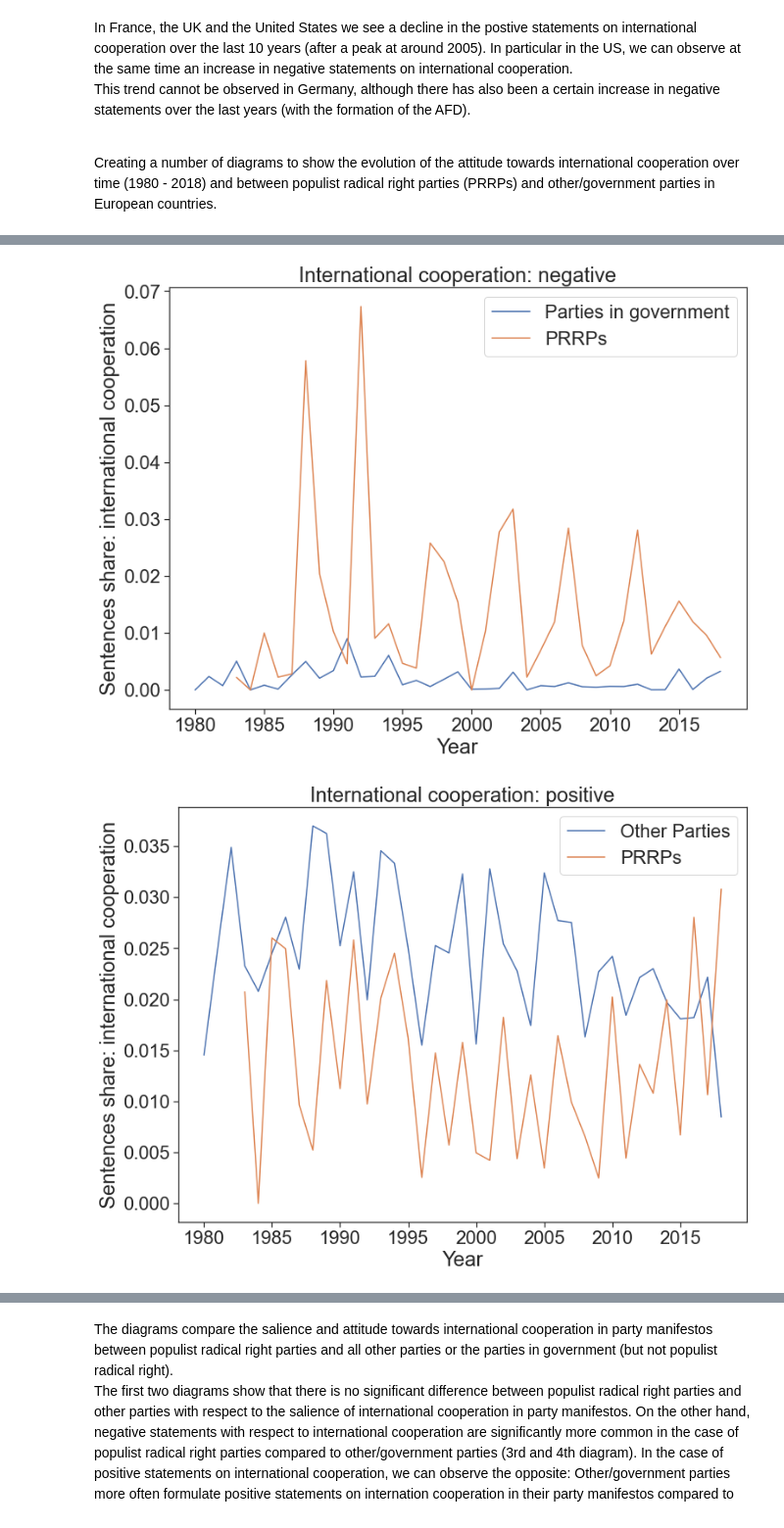
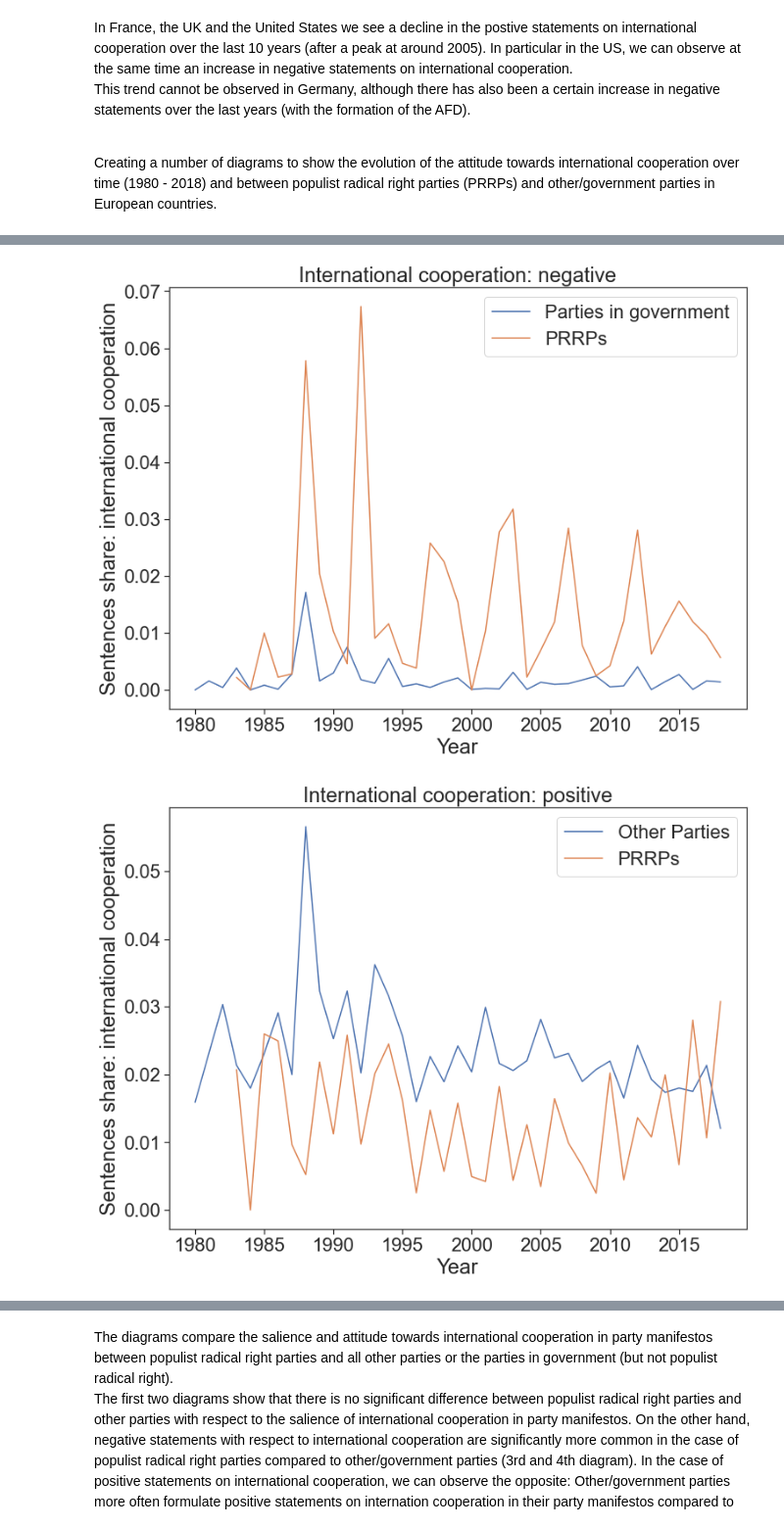
Before and after one commit to Hannes8210/Party_manifestos, a Jupyter notebook: party_manifestos.ipynb, the cells around one changed output, grey strips where cells are left out. Shown at 98% size. Cells and saved outputs as stored; diff of their text form; code cells hidden in the pictures.

```diff
--- a/party_manifestos.ipynb
+++ b/party_manifestos.ipynb
@@ -53,9 +52,11 @@ os.environ["GOOGLE_APPLICATION_CREDENTIALS"
 Retrieving the core dataset from the Manifesto Project API (latest version: 2019b).
 # %%
 # Retrieves the manifestos core dataset using the manifestos project's API
+api_key_manifesto_project = os.getenv('api_key_manifesto_project')
 version = {"key":"MPDS2019b"}
 response = requests.get(
-    "https://manifesto-project.wzb.eu/tools/api_get_core.json?api_key=57a6b1f6090c40c4e2f70287e2c8db40", params=version)
+    "https://manifesto-project.wzb.eu/tools/api_get_core.json?api_key={}".format(api_key_manifesto_project),
+    params=version)
 manifestos_core_list = response.json()
 manifestos_core = pd.DataFrame(manifestos_core_list[1:], columns=manifestos_core_list[0])
 
@@ -211,8 +212,11 @@ popuList_parties = ["42710", "42420", "21917", "80710", "80062", "80620", "80640
                     "96710", "96725", "97330", "97710", "11951", "11710", "43951","43901", "43902", "43810", "51951"]
 popuList_countries = ["AUT","BEL","BGR","HRV","CZE","DNK","EST","FIN","FRA","DEU","GRC","HUN","ITA","LTU","NLD","NOR",
                       "POL","PRT","ROU","SVK","SVN","ESP","SWE","CHE","GBR"]
-manifestos_parlgov_popu.loc[manifestos_parlgov_popu['countrycode'].isin(popuList_countries) &
-                            manifestos_parlgov_popu['party'].isin(popuList_parties)==0,'prrp']=0
+manifestos_parlgov.loc[manifestos_parlgov['countrycode'].isin(popuList_countries) &
+                            manifestos_parlgov['party'].isin(popuList_parties)==1,'prrp']=1
+manifestos_parlgov.loc[manifestos_parlgov['countrycode'].isin(popuList_countries) &
+                            manifestos_parlgov['party'].isin(popuList_parties)==0,'prrp']=0
+manifestos_parlgov_popu = manifestos_parlgov
 # %% [markdown]
 Visualizing missings in the cabinet party variable retrieved from the parlgov data to check for data gaps.
 # %%
@@ -307,7 +309,6 @@ Creating a number of diagrams to show the evolution of the attitude towards inte
 # %%
 # Creates a binary variable equals 0 if the party is in government but not a right-wing populist party,
 # and 1 if the party is a right-wing populist party
-manifestos_parlgov_popu['prrp_vs_gov_party']=np.nan
 manifestos_parlgov_popu.loc[(manifestos_parlgov_popu['cabinet_party_x']==1) & (
     manifestos_parlgov_popu['prrp']==0),'prrp_vs_gov_party']=0
 manifestos_parlgov_popu.loc[manifestos_parlgov_popu['prrp']==1,'prrp_vs_gov_party']=1
@@ -328,2 +329,2 @@ for k1, v1 in {'inter_share': 'International cooperation: salience','inter_neg_s
-[figure, old version]
+[figure, new version]
-[figure, old version]
+[figure, new version]
```
Also changed, not shown: parts of 7 cells of this notebook.
